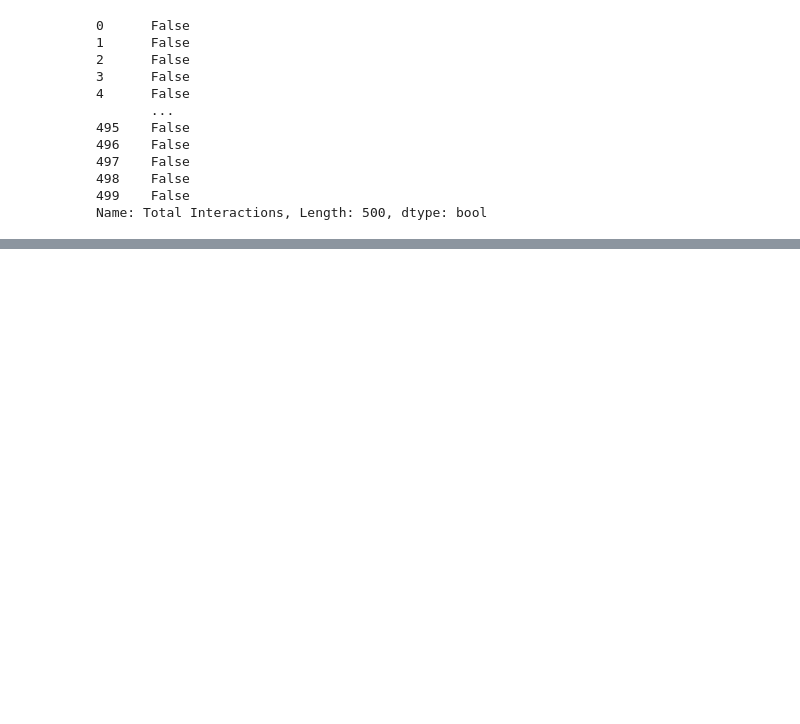
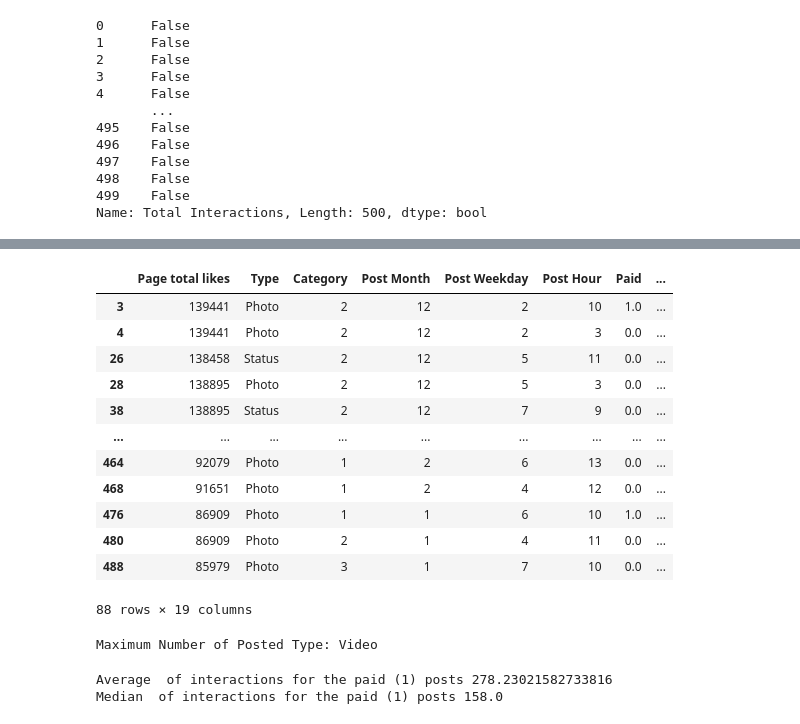
Before and after one commit to skmlai/MLAI, a Jupyter notebook: Assignment_2_05_07.ipynb, the cells around one changed output, grey strips where cells are left out. Saved outputs shown, nothing was run; the diff lists cells and outputs as text; code cells hidden in the pictures; blank space fills up the shorter version.

```diff
--- a/Assignment_2_05_07.ipynb
+++ b/Assignment_2_05_07.ipynb
@@ -158,4 +170,37 @@ Name: Total Interactions, Length: 500, dtype: bool
+# %%
+df1=df[df.like>200 ]
+df1.share>30
+df1[df1.share>30]
+# %% [output]
+|  | Page total likes | Type | Category | Post Month | Post Weekday | Post Hour | Paid | ... |
+| 3 | 139441 | Photo | 2 | 12 | 2 | 10 | 1.0 | ... |
+| 4 | 139441 | Photo | 2 | 12 | 2 | 3 | 0.0 | ... |
+| 26 | 138458 | Status | 2 | 12 | 5 | 11 | 0.0 | ... |
+| 28 | 138895 | Photo | 2 | 12 | 5 | 3 | 0.0 | ... |
+| 38 | 138895 | Status | 2 | 12 | 7 | 9 | 0.0 | ... |
+| ... | ... | ... | ... | ... | ... | ... | ... | ... |
+| 464 | 92079 | Photo | 1 | 2 | 6 | 13 | 0.0 | ... |
+| 468 | 91651 | Photo | 1 | 2 | 4 | 12 | 0.0 | ... |
+| 476 | 86909 | Photo | 1 | 1 | 6 | 10 | 1.0 | ... |
+| 480 | 86909 | Photo | 2 | 1 | 4 | 11 | 0.0 | ... |
+| 488 | 85979 | Photo | 3 | 1 | 7 | 10 | 0.0 | ... |
+88 rows × 19 columns
 # %%
 # 9. Which kind of posts are posted maximum number of times in November month?
+# %%
+dfnovember=df['Post Month']==11
+df2=df[dfnovember]
+print("Maximum Number of Posted Type:",df2.Type.max())
+# %% [output]
+Maximum Number of Posted Type: Video
 # %%
 # 10. Find average and median of interactions for the paid (1) posts
+# %%
+df2=df[df.Paid>0.0]
+mean=df2['Total Interactions'].mean()
+median=df2['Total Interactions'].median()
+print('Average  of interactions for the paid (1) posts',mean)
+print('Median  of interactions for the paid (1) posts',median)
+# %% [output]
+Average  of interactions for the paid (1) posts 278.23021582733816
+Median  of interactions for the paid (1) posts 158.0
```
Also changed, not shown: parts of 2 cells of this notebook.
